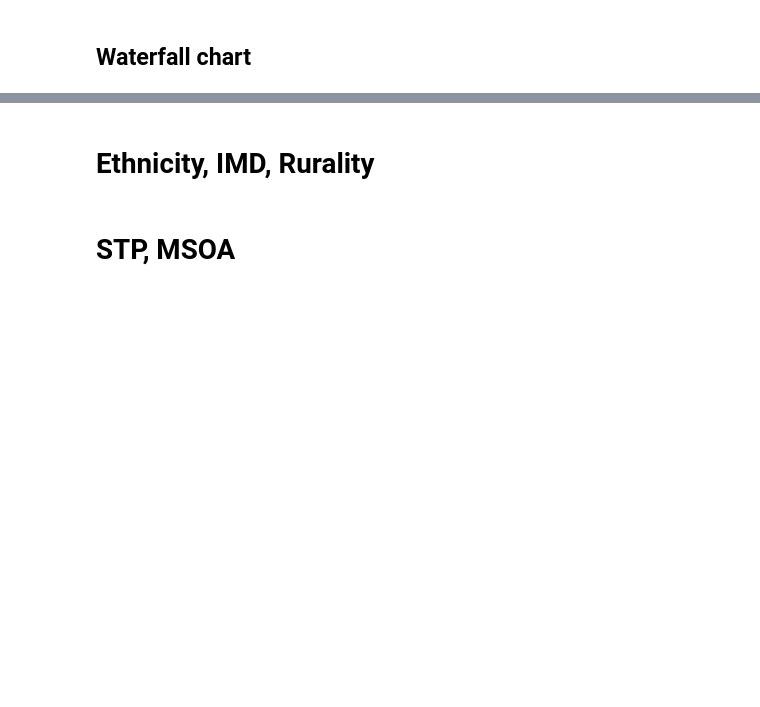
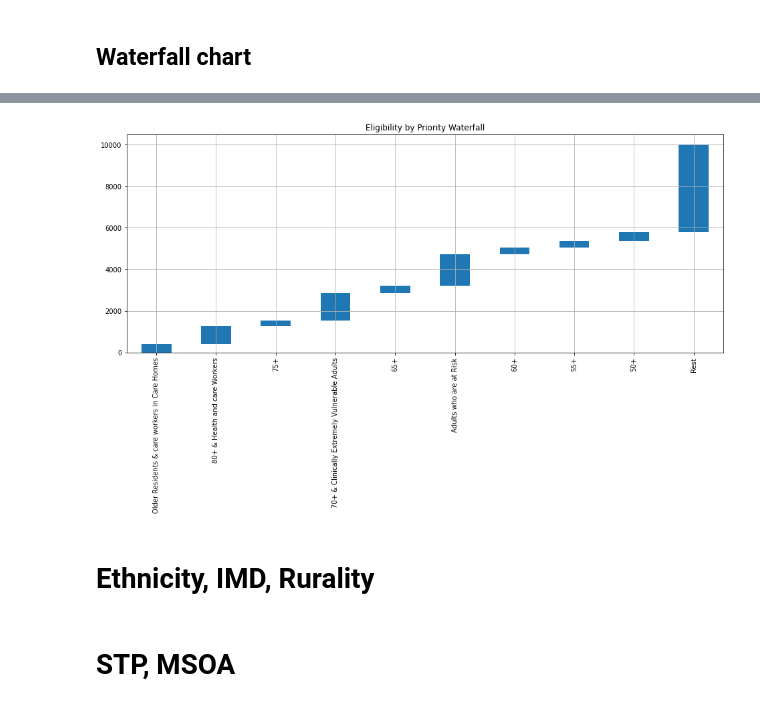
Before and after one commit to opensafely/vaccine-eligibility, a Jupyter notebook: analysis/Study_Analysis.ipynb, the cells around one changed output, grey strips where cells are left out. Saved outputs shown, nothing was run; the diff lists cells and outputs as text; code cells hidden in the pictures; blank space fills up the shorter version.

```diff
--- a/analysis/Study_Analysis.ipynb
+++ b/analysis/Study_Analysis.ipynb
@@ -168,7 +213,9 @@ factor = len(df.index) / int(
 )
 
 # From the calculation above, we also need a factor for the number of higher risk people
-risk_prop = (freq[6] + freq[7]) / len(df.index)
+high_risk_prop = len(df[(df['risk']=="high") & (df["age"] >= 18)]) / len(df.index)
+medium_risk_prop = len(df[(df['risk']=="medium") & (df["age"] >= 18)]) / len(df.index)
+risk_prop = high_risk_prop + medium_risk_prop
 # %%
 # Calculate total for each group
 df_wf_tot = (
@@ -246,21 +291,17 @@ Need to ensure no negatives!
 # %%
 freq_wf = copy(freq)
+freq_wf = freq_wf.astype("float")
 
 freq_wf[1] = freq[1] + wf_tot["SocialCare_Residential"]
 freq_wf[2] = freq[2] + (wf_tot.sum() - wf_tot["SocialCare_Residential"])
-
 freq_wf[3] = freq[3]
-freq_wf[4] = freq[4]
-
-freq_wf[5] = freq[5] - wf_ab["65_70"] @ wf_tot
-
-freq_wf[6] = freq[6] - (0.5 * risk_prop) * (wf_not_65_70 @ wf_tot)
-freq_wf[7] = freq[7] - (0.5 * risk_prop) * (wf_not_65_70 @ wf_tot)
-
-freq_wf[8] = freq[8] - (1 - risk_prop) * (wf_ab["60_64"] @ wf_tot)
-freq_wf[9] = freq[9] - (1 - risk_prop) * (wf_ab["55_59"] @ wf_tot)
-freq_wf[10] = freq[10] - (1 - risk_prop) * (wf_ab["50_54"] @ wf_tot)
-freq_wf[11] = freq[11] - (1 - risk_prop) * (wf_ab["18_49"] @ wf_tot)
+freq_wf[4] = freq[4] - high_risk_prop * wf_tot.sum()
+freq_wf[5] = freq[5] - (1 - risk_prop) * (wf_ab["65_70"] @ wf_tot)
+freq_wf[6] = freq[6] - medium_risk_prop * wf_tot.sum()
+freq_wf[7] = freq[7] - (1 - risk_prop) * (wf_ab["60_64"] @ wf_tot)
+freq_wf[8] = freq[8] - (1 - risk_prop) * (wf_ab["55_59"] @ wf_tot)
+freq_wf[9] = freq[9] - (1 - risk_prop) * (wf_ab["50_54"] @ wf_tot)
+freq_wf[10] = freq[10] - (1 - risk_prop) * (wf_ab["18_49"] @ wf_tot)
 # %%
 print(freq)
 print(sum(freq))
@@ -276,15 +348,17 @@ print(csum)
 # %%
 wf_plot = freq_wf.plot(
     kind="bar",
     stacked=True,
-    bottom=csum,
+    bottom=csum_wf,
     legend=None,
     title="Eligibility by Priority Waterfall",
     figsize=(16, 6),
 )
 
 wf_plot.set_xticklabels(priority_labels)
 wf_plot.grid()
+# %% [output]
+[figure, added]
 # %% [markdown]
 # Ethnicity, IMD, Rurality
 # %%
```
Also changed, not shown: parts of 13 cells of this notebook, 3 other files.
